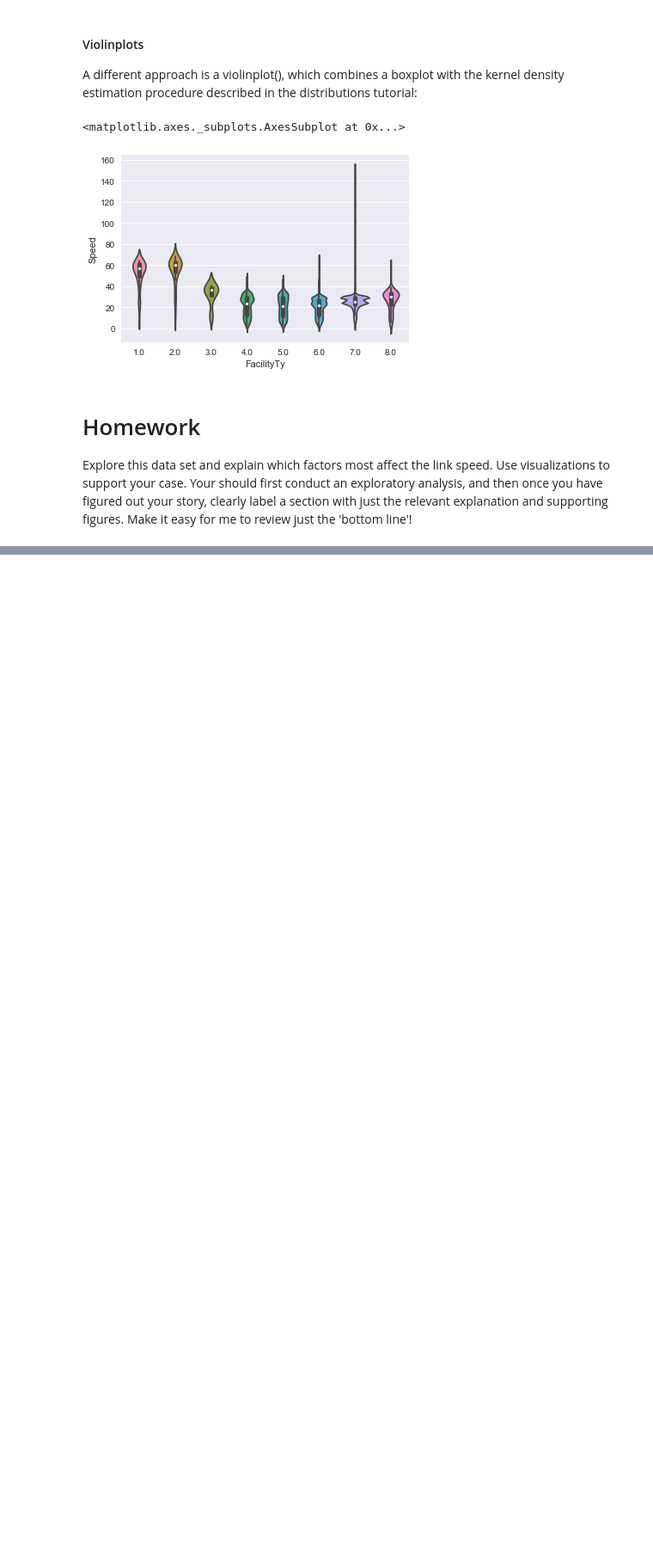
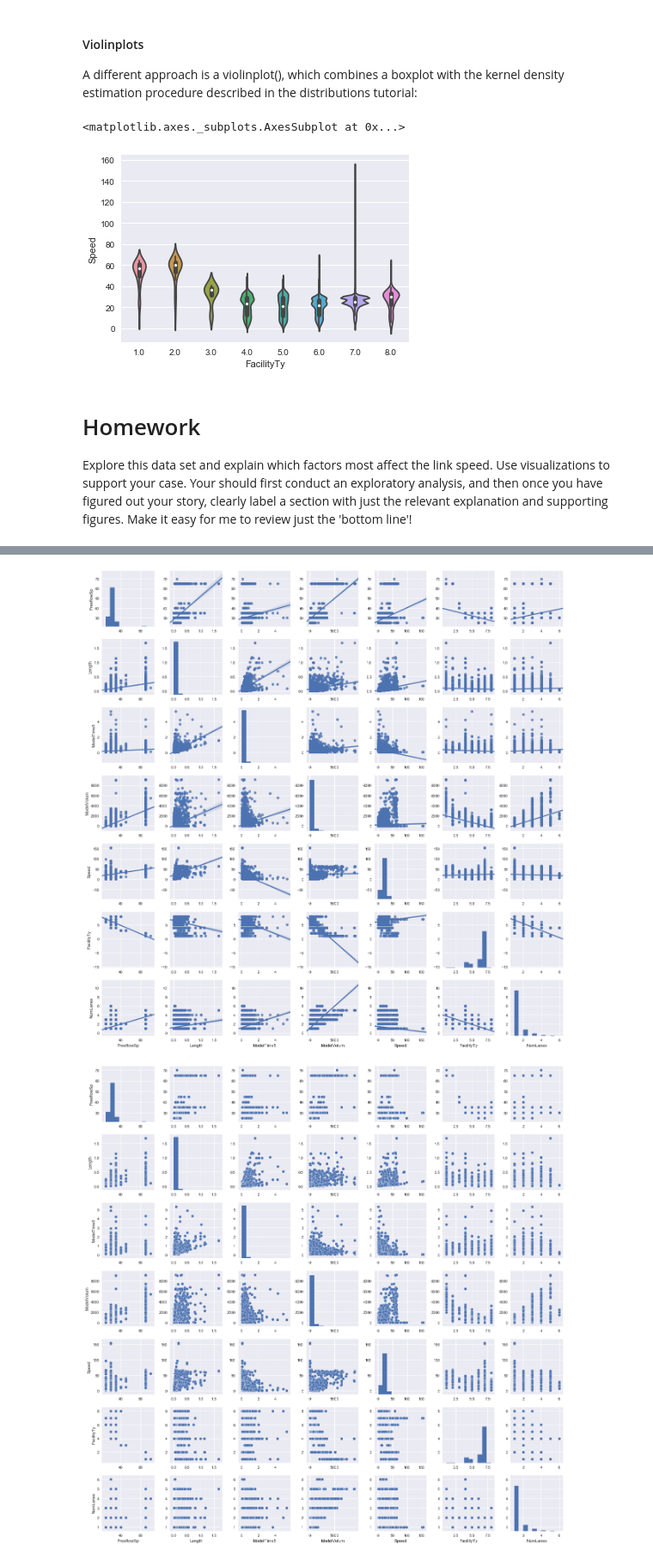
Before and after one commit to FRA228/ce599, a Jupyter notebook: 16-Data Viz 2/data-viz-2.ipynb, the cells around one changed output, grey strips where cells are left out. Shown at 86% size. Saved outputs shown, nothing was run; the diff lists cells and outputs as text; code cells hidden in the pictures; blank space fills up the shorter version.

```diff
--- a/16-Data Viz 2/data-viz-2.ipynb
+++ b/16-Data Viz 2/data-viz-2.ipynb
@@ -231,0 +268,17 @@ Explore this data set and explain which factors most affect the link speed.  Use
+# %%
+cols = ['FreeflowSp', 'Length', 'ModelTime5', 'ModelVolum', 'Speed', 'FacilityTy','NumLanes']
+# library & dataset
+import matplotlib.pyplot as plt
+import seaborn as sns
+#df = sns.load_dataset('iris')
+
+# with regression
+sns.pairplot(net[cols], kind="reg")
+plt.show()
+
+# without regression
+sns.pairplot(net[cols], kind="scatter")
+plt.show()
+# %% [output]
+[figure, added]
+[figure, added]
```
Also changed, not shown: parts of 11 cells of this notebook.
